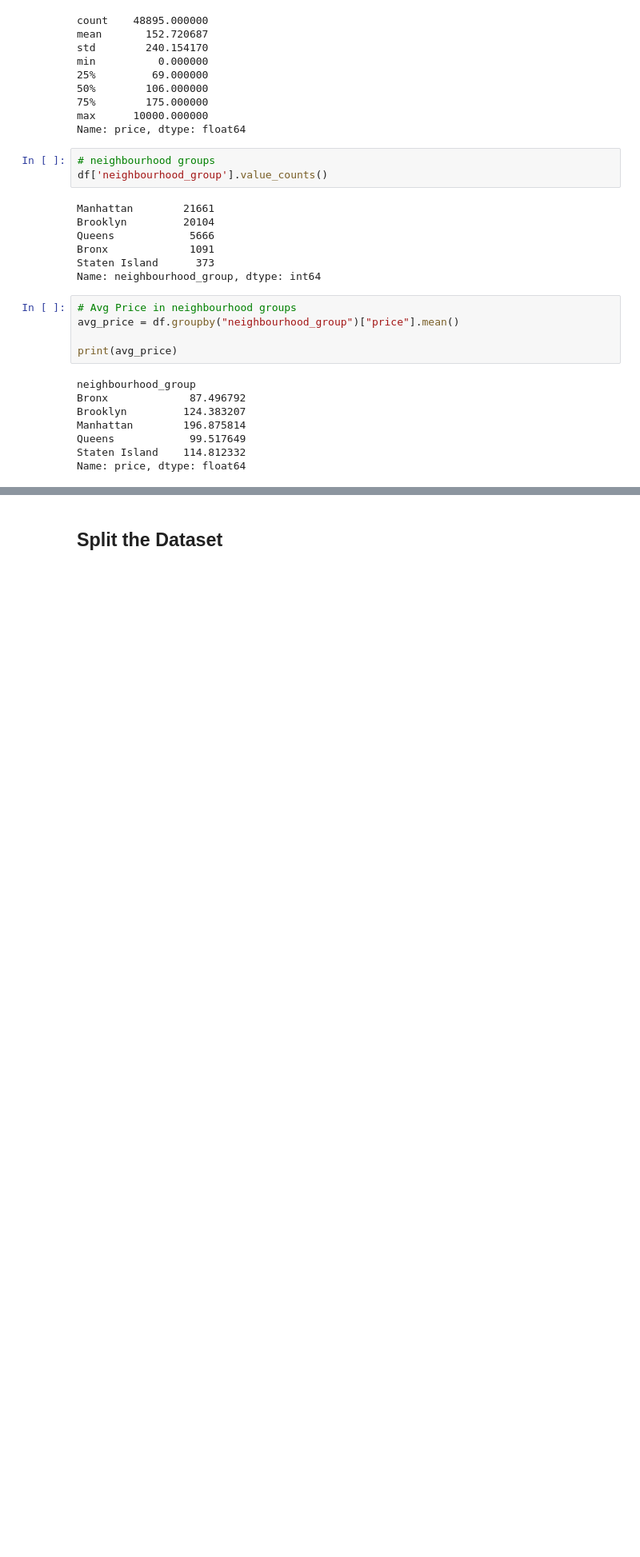
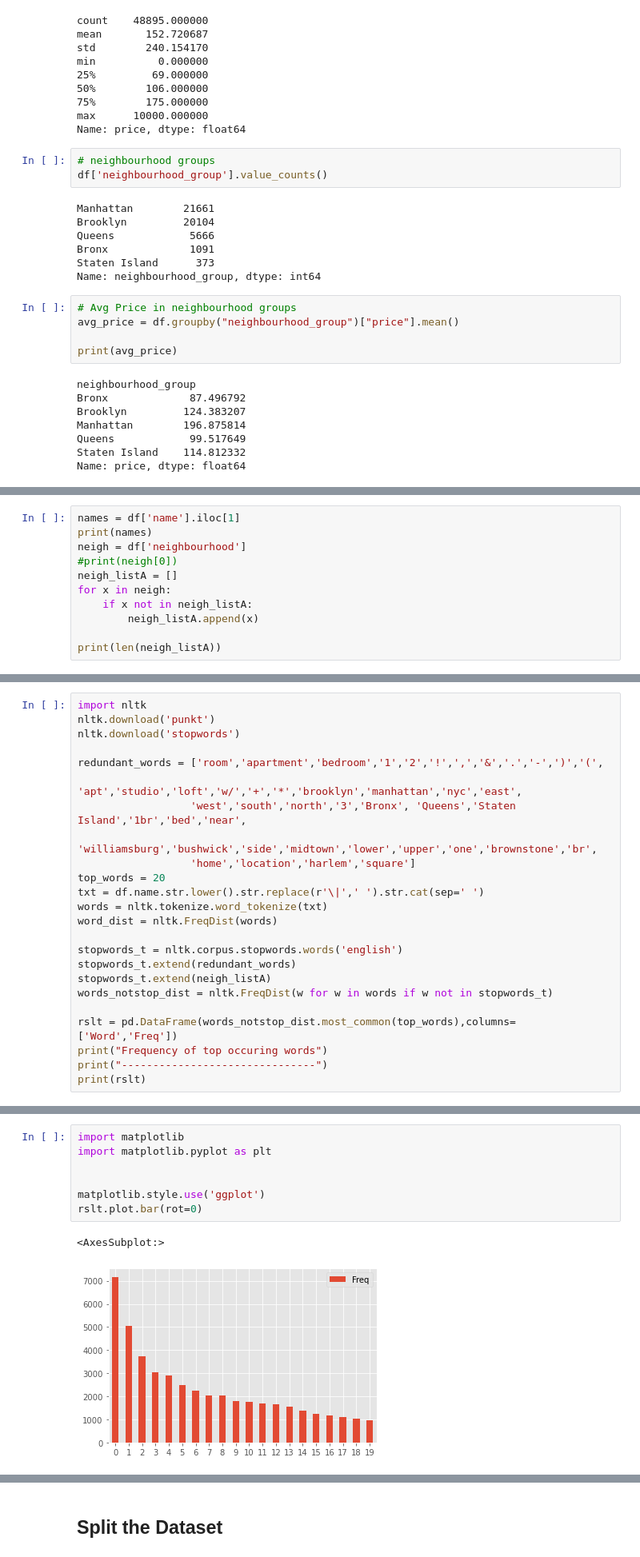
Before and after one commit to seanybarra/Data-Product-on-NYC-Airbnb, a Jupyter notebook: AB_NYC_Price_Prediction.ipynb, the cells around one changed output, grey strips where cells are left out. Shown at 80% size. Cells and saved outputs as stored; diff of their text form; blank space fills up the shorter version.

```diff
--- a/AB_NYC_Price_Prediction.ipynb
+++ b/AB_NYC_Price_Prediction.ipynb
@@ -108,0 +229,11 @@ encode_NYC_df.head()
+# %%
+names = df['name'].iloc[1]
+print(names)
+neigh = df['neighbourhood']
+#print(neigh[0])
+neigh_listA = []
+for x in neigh:
+    if x not in neigh_listA:
+        neigh_listA.append(x)
+
+print(len(neigh_listA))
@@ -108,0 +243,24 @@ encode_NYC_df.head()
+# %%
+import nltk
+nltk.download('punkt')
+nltk.download('stopwords')
+
+redundant_words = ['room','apartment','bedroom','1','2','!',',','&','.','-',')','(',
+                  'apt','studio','loft','w/','+','*','brooklyn','manhattan','nyc','east',
+                  'west','south','north','3','Bronx', 'Queens','Staten Island','1br','bed','near',
+                  'williamsburg','bushwick','side','midtown','lower','upper','one','brownstone','br',
+                  'home','location','harlem','square']
+top_words = 20
+txt = df.name.str.lower().str.replace(r'\|',' ').str.cat(sep=' ')
+words = nltk.tokenize.word_tokenize(txt)
+word_dist = nltk.FreqDist(words)
+
+stopwords_t = nltk.corpus.stopwords.words('english')
+stopwords_t.extend(redundant_words)
+stopwords_t.extend(neigh_listA)
+words_notstop_dist = nltk.FreqDist(w for w in words if w not in stopwords_t)
+
+rslt = pd.DataFrame(words_notstop_dist.most_common(top_words),columns=['Word','Freq'])
+print("Frequency of top occuring words")
+print("-------------------------------")
+print(rslt)
@@ -108,0 +291,10 @@ encode_NYC_df.head()
+# %%
+import matplotlib
+import matplotlib.pyplot as plt
+
+
+matplotlib.style.use('ggplot')
+rslt.plot.bar(rot=0)
+# %% [output]
+<AxesSubplot:>
+[figure, added]
```
Also changed, not shown: parts of 41 cells of this notebook.
